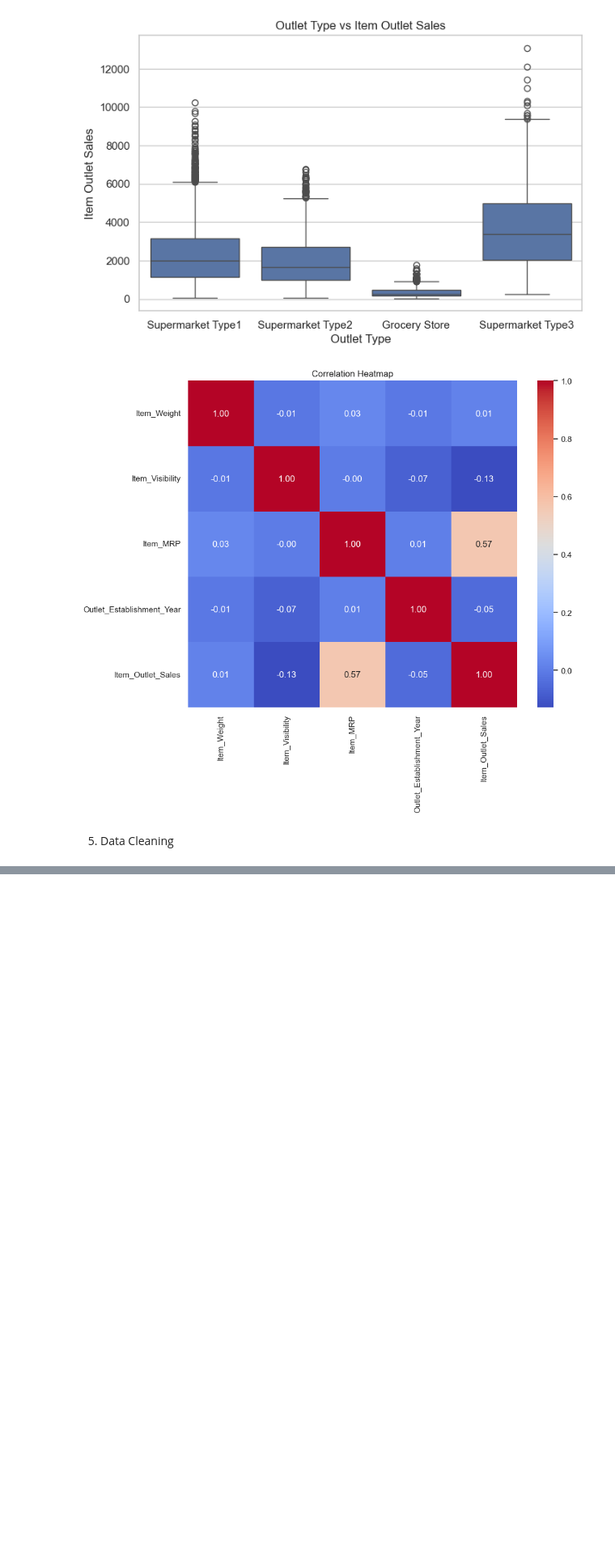
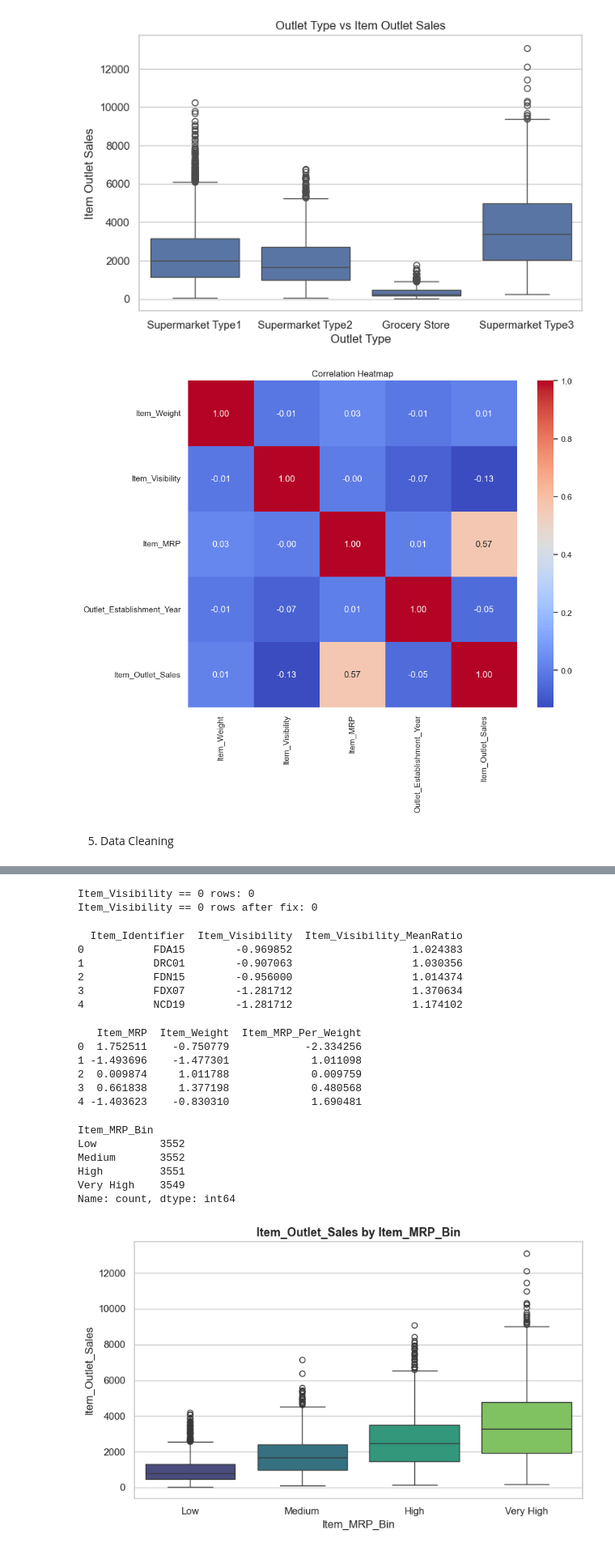
Before and after one commit to VjUdbhav/BigMart-Sales-Prediction, a Jupyter notebook: BigMart_Sales_Prediction.ipynb, the cells around one changed output, grey strips where cells are left out. Shown at 81% size. Saved outputs shown, nothing was run; the diff lists cells and outputs as text; code cells hidden in the pictures; blank space fills up the shorter version.

Commit message:
Completed Data Cleaning and Feature Engineering

```diff
--- a/BigMart_Sales_Prediction.ipynb
+++ b/BigMart_Sales_Prediction.ipynb
@@ -225,0 +406,10 @@ plt.show()
+# %%
+#Item_Fat_Content
+
+print("Item_Fat_Content distribution within Non-Consumable category (before fix):")
+print(data.loc[data['Item_Category'] == 'Non-Consumable', 'Item_Fat_Content'].value_counts())
+
+data.loc[data['Item_Category'] == 'Non-Consumable', 'Item_Fat_Content'] = 'Non-Edible'
+
+print("\nItem_Fat_Content distribution overall (after fix):")
+print(data['Item_Fat_Content'].value_counts())
@@ -225,0 +428,59 @@ plt.show()
+# %%
+#Fix Item_Visibility = 0 values
+
+zero_count = (data['Item_Visibility'] == 0).sum()
+print(f"Item_Visibility == 0 rows: {zero_count}")
+
+data['Item_Visibility'] = data['Item_Visibility'].replace(0, np.nan)
+visibility_mean_by_type = data.groupby('Item_Type')['Item_Visibility'].transform('mean')
+data['Item_Visibility'] = data['Item_Visibility'].fillna(visibility_mean_by_type)
+
+print(f"Item_Visibility == 0 rows after fix: {(data['Item_Visibility'] == 0).sum()}")
+# %% [output]
+Item_Visibility == 0 rows: 0
+Item_Visibility == 0 rows after fix: 0
+# %%
+#Item Visibility Mean Ratio
+
+mean_vis_per_item = data.groupby('Item_Identifier')['Item_Visibility'].transform('mean')
+data['Item_Visibility_MeanRatio'] = data['Item_Visibility'] / mean_vis_per_item
+print(data[['Item_Identifier', 'Item_Visibility', 'Item_Visibility_MeanRatio']].head())
+# %% [output]
+  Item_Identifier  Item_Visibility  Item_Visibility_MeanRatio
+0           FDA15        -0.969852                   1.024383
+1           DRC01        -0.907063                   1.030356
+2           FDN15        -0.956000                   1.014374
+3           FDX07        -1.281712                   1.370634
+4           NCD19        -1.281712                   1.174102
+# %%
+#Item_MRP_Per_Weight
+
+data['Item_MRP_Per_Weight'] = data['Item_MRP'] / data['Item_Weight']
+print(data[['Item_MRP', 'Item_Weight', 'Item_MRP_Per_Weight']].head())
+# %% [output]
+   Item_MRP  Item_Weight  Item_MRP_Per_Weight
+0  1.752511    -0.750779            -2.334256
+1 -1.493696    -1.477301             1.011098
+2  0.009874     1.011788             0.009759
+3  0.661838     1.377198             0.480568
+4 -1.403623    -0.830310             1.690481
+# %%
+#Item_MRP_Bin
+
+data['Item_MRP_Bin'] = pd.qcut(data['Item_MRP'], q=4, labels=['Low', 'Medium', 'High', 'Very High'])
+print(data['Item_MRP_Bin'].value_counts())
+
+plt.figure(figsize=(8, 5))
+sns.boxplot(data=data[data['source'] == 'train'], x='Item_MRP_Bin', y='Item_Outlet_Sales',
+            order=['Low', 'Medium', 'High', 'Very High'], palette='viridis')
+plt.title('Item_Outlet_Sales by Item_MRP_Bin', fontsize=13, fontweight='bold')
+plt.tight_layout()
+plt.show()
+# %% [output]
+Item_MRP_Bin
+Low          3552
+Medium       3552
+High         3551
+Very High    3549
+Name: count, dtype: int64
+[figure, added]
```
Also changed, not shown: parts of 11 cells of this notebook.
